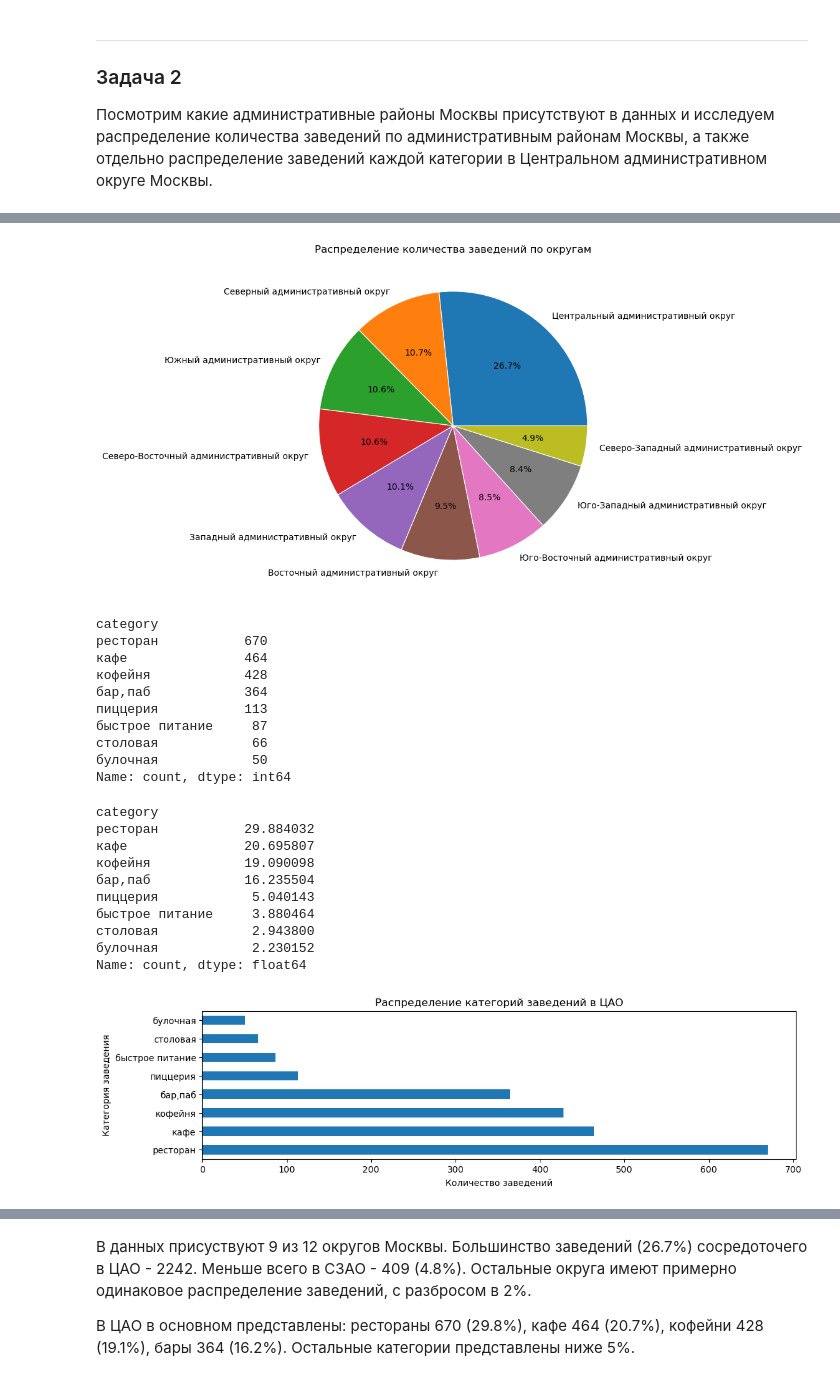
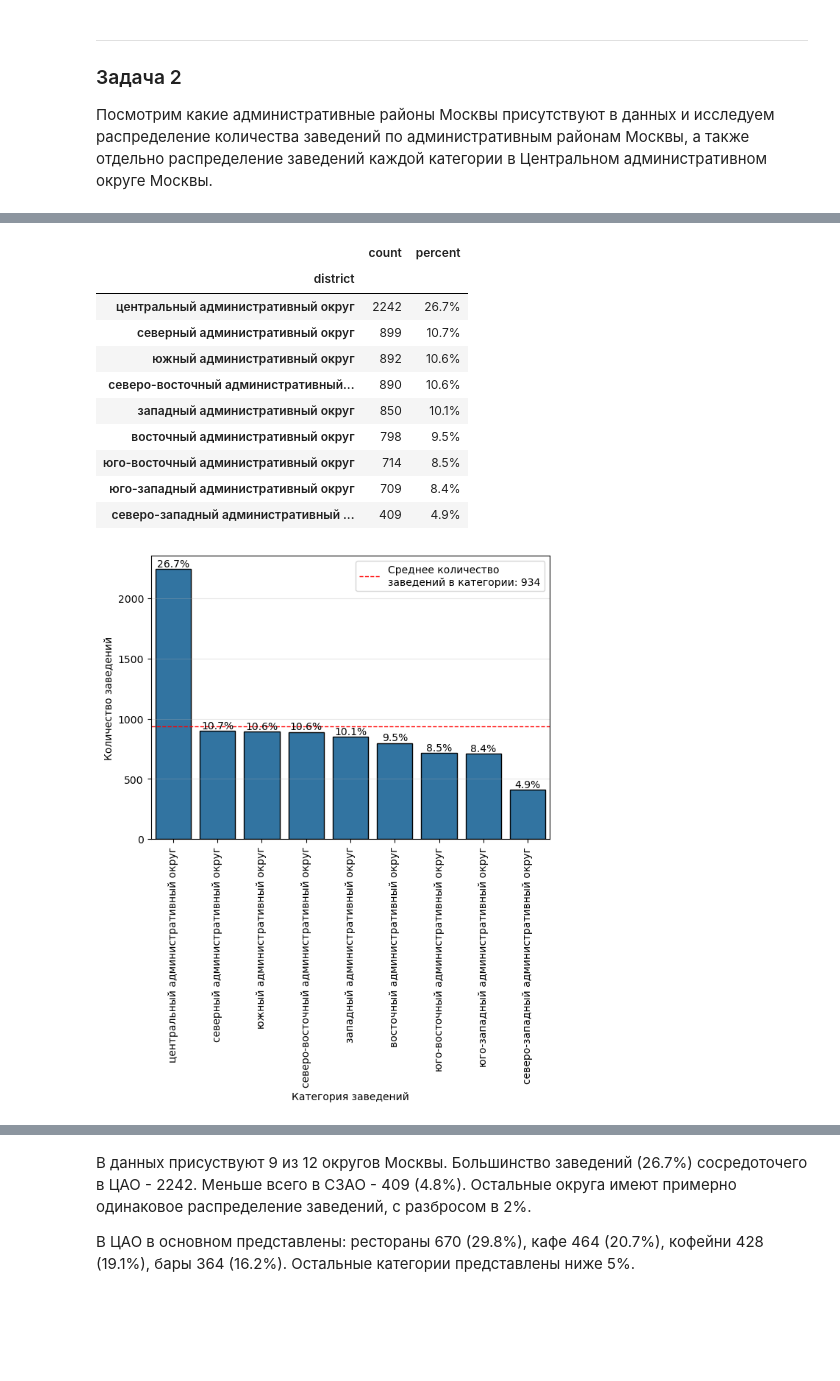
Before and after one commit to yageadvert/catering-msk, a Jupyter notebook: notebooks/catering_msk.ipynb, the cells around one changed output, grey strips where cells are left out. Saved outputs shown, nothing was run; the diff lists cells and outputs as text; code cells hidden in the pictures; blank space fills up the shorter version.

```diff
--- a/notebooks/catering_msk.ipynb
+++ b/notebooks/catering_msk.ipynb
@@ -548,51 +482,15 @@ Name: count, dtype: float64
-# %%
-# Визуализируем на круговой диаграмме распределение количества заведений по административным округам
-df['district'].value_counts().plot(
-    kind='pie',
-    autopct='%1.1f%%',
-    figsize=(7,7),
-    ylabel='',
-    title='Распределение количества заведений по округам',
-    wedgeprops={'linewidth': 0.8, 'edgecolor': 'white'}
-);
-# %% [output]
-[figure, removed]
-# %%
-# Выводим количество заведений по категориям в разрезе ЦАО
-df.loc[df['district'] == 'Центральный административный округ', 'category'].value_counts()
-# %% [output]
-category
-ресторан           670
-кафе               464
-кофейня            428
-бар,паб            364
-пиццерия           113
-быстрое питание     87
-столовая            66
-булочная            50
-Name: count, dtype: int64
-# %%
-# Выводим процентное соотношение категорий в ЦАО
-df.loc[df['district'] == 'Центральный административный округ', 'category'].value_counts()/df.loc[df['district'] == 'Центральный административный округ', 'category'].shape[0]*100
-# %% [output]
-category
-ресторан           29.884032
-кафе               20.695807
-кофейня            19.090098
-бар,паб            16.235504
-пиццерия            5.040143
-быстрое питание     3.880464
-столовая            2.943800
-булочная            2.230152
-Name: count, dtype: float64
-# %%
-# Визуализируем на горизонтальной диаграмме распределение категорий заведений в ЦАО
-df.loc[df['district'] == 'Центральный административный округ', 'category'].value_counts().plot(
-    kind='barh',
-    figsize=(12,3),
-    xlabel='Количество заведений',
-    ylabel='Категория заведения',
-    title='Распределение категорий заведений в ЦАО'
-);
-# %% [output]
-[figure, removed]
+# %%
+analysis_and_barplot(df, 'district')
+# %% [output]
+|  | count | percent |
+| district |  |  |
+| центральный административный округ | 2242 | 26.7% |
+| северный административный округ | 899 | 10.7% |
+| южный административный округ | 892 | 10.6% |
+| северо-восточный административный... | 890 | 10.6% |
+| западный административный округ | 850 | 10.1% |
+| восточный административный округ | 798 | 9.5% |
+| юго-восточный административный округ | 714 | 8.5% |
+| юго-западный административный округ | 709 | 8.4% |
+| северо-западный административный ... | 409 | 4.9% |
+[figure, added]
```
Also changed, not shown: parts of 73 cells of this notebook, 3 other files.
